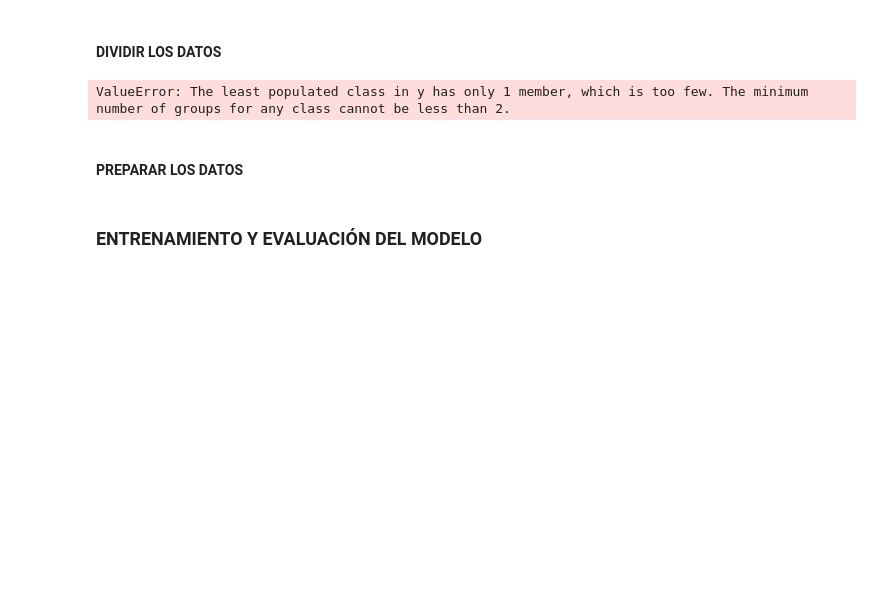
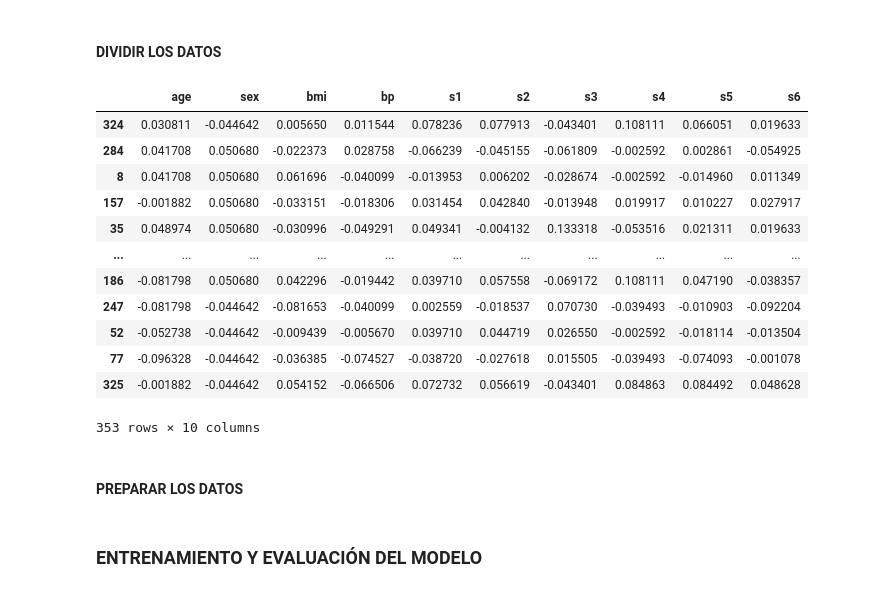
Before and after one commit to Elena2332/iabd, a Jupyter notebook: ia/sapa/2_11/2_11Ejercicios.ipynb, the cells around one changed output. Cells and saved outputs as stored; diff of their text form; code cells hidden in the pictures; blank space fills up the shorter version.

```diff
--- a/ia/sapa/2_11/2_11Ejercicios.ipynb
+++ b/ia/sapa/2_11/2_11Ejercicios.ipynb
@@ -160,11 +174,23 @@ corr_matrix.style.background_gradient()
 # %% [markdown]
 #### DIVIDIR LOS DATOS
 # %%
-train_set_x, test_set_x, train_set_y, test_set_y = train_test_split(df,
+train_set_x, test_set_x, train_set_y, test_set_y = train_test_split(X,y,
                             test_size=0.20, random_state=42,
                             stratify=df['sex'])
-train_set_y
+train_set_x
 # %% [output]
+|  | age | sex | bmi | bp | s1 | s2 | s3 | s4 | s5 | s6 |
+| 324 | 0.030811 | -0.044642 | 0.005650 | 0.011544 | 0.078236 | 0.077913 | -0.043401 | 0.108111 | 0.066051 | 0.019633 |
+| 284 | 0.041708 | 0.050680 | -0.022373 | 0.028758 | -0.066239 | -0.045155 | -0.061809 | -0.002592 | 0.002861 | -0.054925 |
+| 8 | 0.041708 | 0.050680 | 0.061696 | -0.040099 | -0.013953 | 0.006202 | -0.028674 | -0.002592 | -0.014960 | 0.011349 |
+| 157 | -0.001882 | 0.050680 | -0.033151 | -0.018306 | 0.031454 | 0.042840 | -0.013948 | 0.019917 | 0.010227 | 0.027917 |
+| 35 | 0.048974 | 0.050680 | -0.030996 | -0.049291 | 0.049341 | -0.004132 | 0.133318 | -0.053516 | 0.021311 | 0.019633 |
+| ... | ... | ... | ... | ... | ... | ... | ... | ... | ... | ... |
+| 186 | -0.081798 | 0.050680 | 0.042296 | -0.019442 | 0.039710 | 0.057558 | -0.069172 | 0.108111 | 0.047190 | -0.038357 |
+| 247 | -0.081798 | -0.044642 | -0.081653 | -0.040099 | 0.002559 | -0.018537 | 0.070730 | -0.039493 | -0.010903 | -0.092204 |
+| 52 | -0.052738 | -0.044642 | -0.009439 | -0.005670 | 0.039710 | 0.044719 | 0.026550 | -0.002592 | -0.018114 | -0.013504 |
+| 77 | -0.096328 | -0.044642 | -0.036385 | -0.074527 | -0.038720 | -0.027618 | 0.015505 | -0.039493 | -0.074093 | -0.001078 |
+| 325 | -0.001882 | -0.044642 | 0.054152 | -0.066506 | 0.072732 | 0.056619 | -0.043401 | 0.084863 | 0.084492 | 0.048628 |
-ValueError: The least populated class in y has only 1 member, which is too few. The minimum number of groups for any class cannot be less than 2.
+353 rows × 10 columns
 # %% [markdown]
 #### PREPARAR LOS DATOS
```
Also changed, not shown: parts of 9 cells of this notebook, 4 other files.
